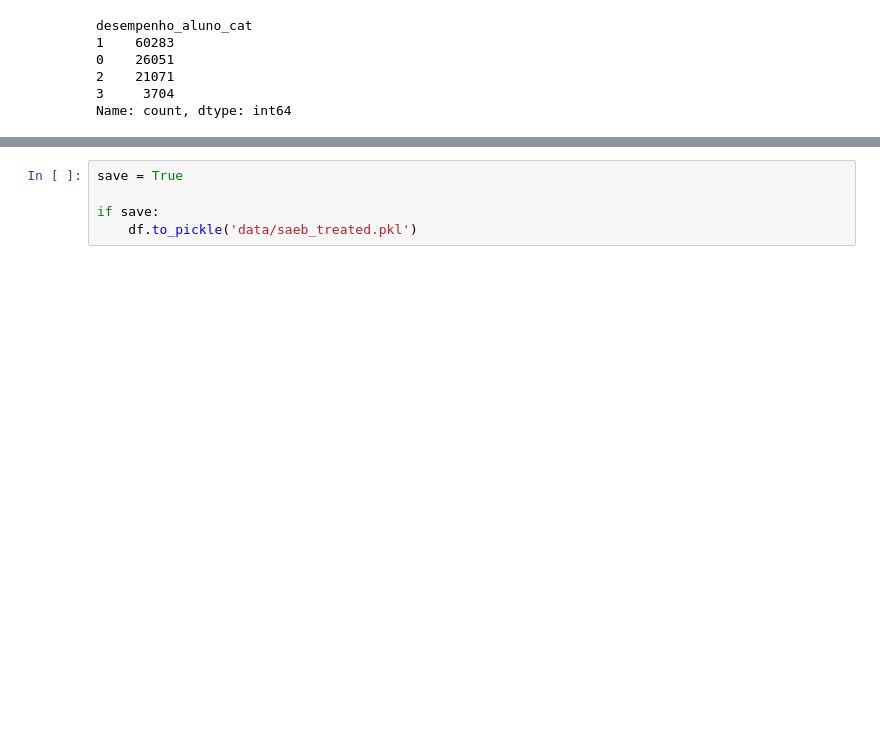
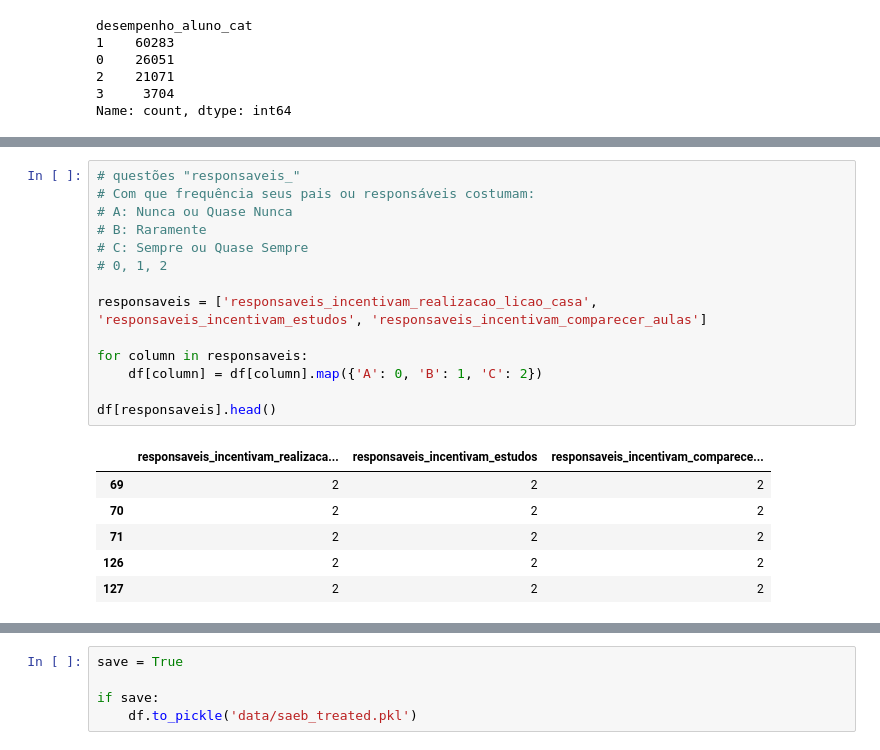
Before and after one commit to JamboTechUFPB/SAEB_Classificador, a Jupyter notebook: treatment.ipynb, the cells around one changed output, grey strips where cells are left out. Cells and saved outputs as stored; diff of their text form; blank space fills up the shorter version.

```diff
--- a/treatment.ipynb
+++ b/treatment.ipynb
@@ -157,0 +229,21 @@ df.head()
+# %%
+# questões "responsaveis_"
+# Com que frequência seus pais ou responsáveis costumam:
+# A: Nunca ou Quase Nunca
+# B: Raramente
+# C: Sempre ou Quase Sempre
+# 0, 1, 2
+
+responsaveis = ['responsaveis_incentivam_realizacao_licao_casa', 'responsaveis_incentivam_estudos', 'responsaveis_incentivam_comparecer_aulas']
+
+for column in responsaveis:
+    df[column] = df[column].map({'A': 0, 'B': 1, 'C': 2})
+
+df[responsaveis].head()
+# %% [output]
+|  | responsaveis_incentivam_realizaca... | responsaveis_incentivam_estudos | responsaveis_incentivam_comparece... |
+| 69 | 2 | 2 | 2 |
+| 70 | 2 | 2 | 2 |
+| 71 | 2 | 2 | 2 |
+| 126 | 2 | 2 | 2 |
+| 127 | 2 | 2 | 2 |
```
Also changed, not shown: parts of 15 cells of this notebook, 4 other files.
